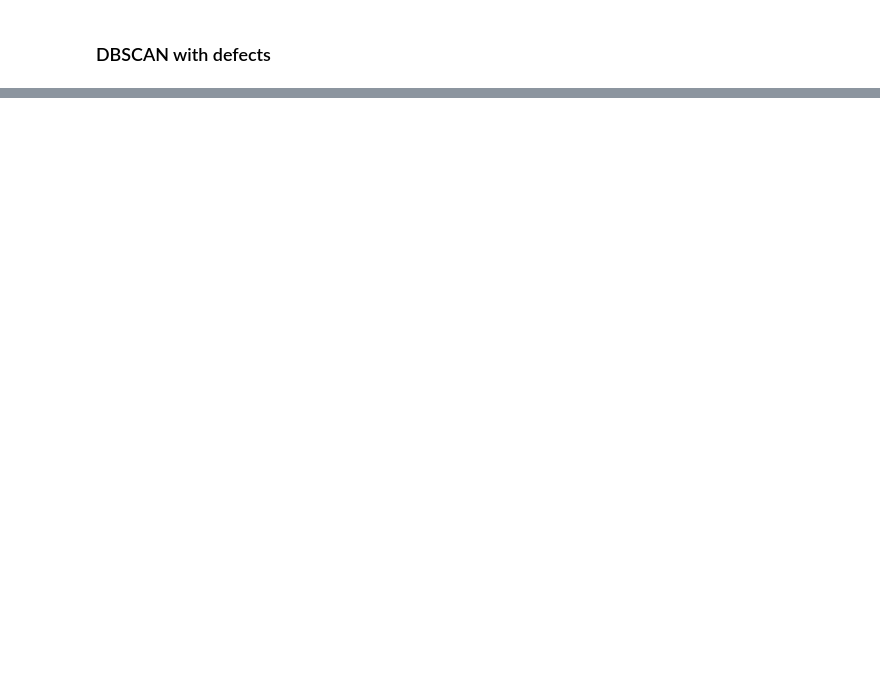
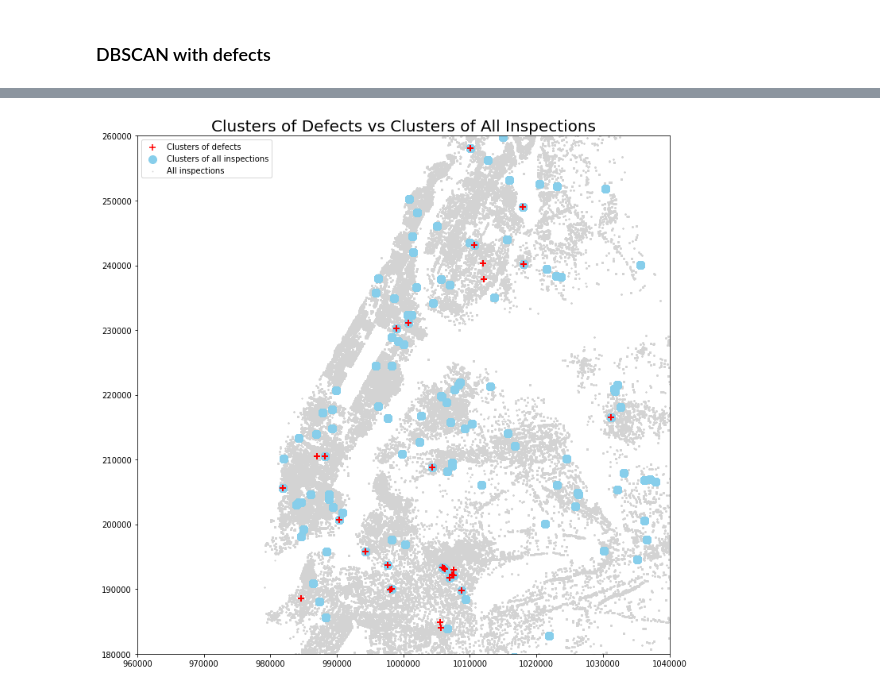
Before and after one commit to cyrusblankinship/NYC_Boiler_Defect_Prediction, a Jupyter notebook: Data_Exploration-DBSCAN.ipynb, the cells around one changed output, grey strips where cells are left out. Cells and saved outputs as stored; diff of their text form; code cells hidden in the pictures; blank space fills up the shorter version.

```diff
--- a/Data_Exploration-DBSCAN.ipynb
+++ b/Data_Exploration-DBSCAN.ipynb
@@ -91,0 +132,15 @@ db = DBSCAN(eps, min_samples).fit(defects_coords)
+# %%
+plt.figure(figsize=(12,12))
+plt.title('Clusters of Defects vs Clusters of All Inspections', fontsize=20)
+plt.xlim(960000,1040000)
+plt.ylim(180000,260000)
+plt.scatter(defects_coords[defects_coords.label != -1].iloc[:,0],defects_coords[defects_coords.label != -1].iloc[:,1],
+            marker='+', c='red', s=60, zorder=1, label='Clusters of defects')
+plt.scatter(dbn_coords[dbn_coords.label != -1].iloc[:,0],dbn_coords[dbn_coords.label != -1].iloc[:,1],
+            marker='o', c='skyblue',s=100, zorder=0, label='Clusters of all inspections')
+plt.scatter(dbn_coords[dbn_coords.label == -1].iloc[:,0],dbn_coords[dbn_coords.label == -1].iloc[:,1],
+            c='lightgrey',s=0.5, zorder=-1, label='All inspections')
+plt.legend()
+plt.show()
+# %% [output]
+[figure, added]
```
Also changed, not shown: parts of 8 cells of this notebook.
